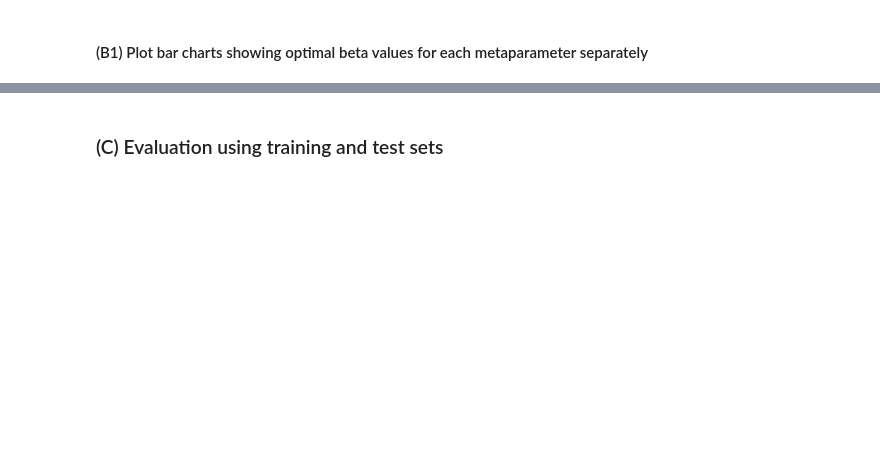
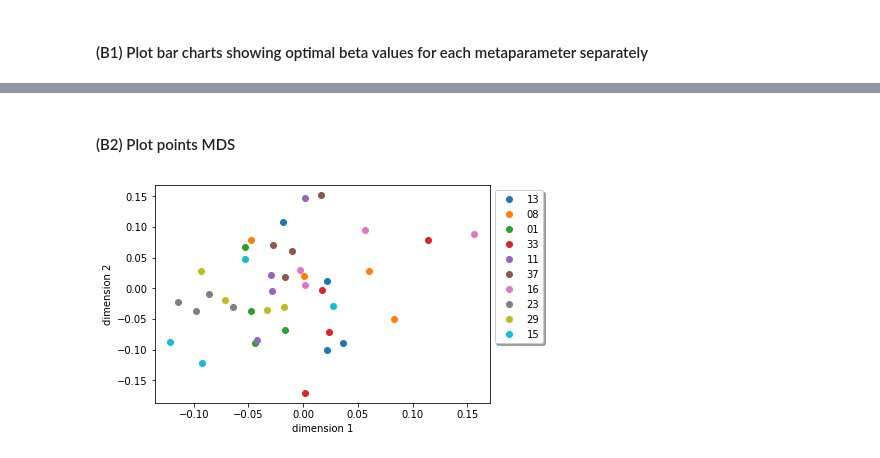
Before and after one commit to kbonna/OptiMeasures, a Jupyter notebook: main.ipynb, the cells around one changed output, grey strips where cells are left out. Cells and saved outputs as stored; diff of their text form; code cells hidden in the pictures; blank space fills up the shorter version.

```diff
--- a/main.ipynb
+++ b/main.ipynb
@@ -147,2 +148,28 @@ Function minimum value: Q = 0.7752
-# %% [markdown]
-### (C) Evaluation using training and test sets
+# %% [markdown]
+#### (B2) Plot points MDS
+# %%
+from sklearn.manifold import MDS
+
+#--- gv's for optimal beta
+gv_array = beta_lin_comb(list(b_opt), GVDAT, meta)
+
+#--- multi-dimensional scaling of graph vectors
+mds = MDS()
+gv_mds = mds.fit_transform(gv_array)
+
+#--- ten different subjects
+N_plot = 10
+
+#--- plot points in 2D-space
+counter = 0
+for sub in set(sub_list):
+    if counter < N_plot:
+        ses = [idx for idx, s in enumerate(sub_list) if sub in s]
+        plt.plot(gv_mds[ses,0], gv_mds[ses,1], 'o', label=sub)
+    counter += 1
+plt.legend(bbox_to_anchor=(1, 1), fancybox=True, shadow=True)
+plt.xlabel('dimension 1')
+plt.ylabel('dimension 2')
+plt.show()
+# %% [output]
+[figure, added]
```
Also changed, not shown: parts of 3 cells of this notebook, 3 other files.
